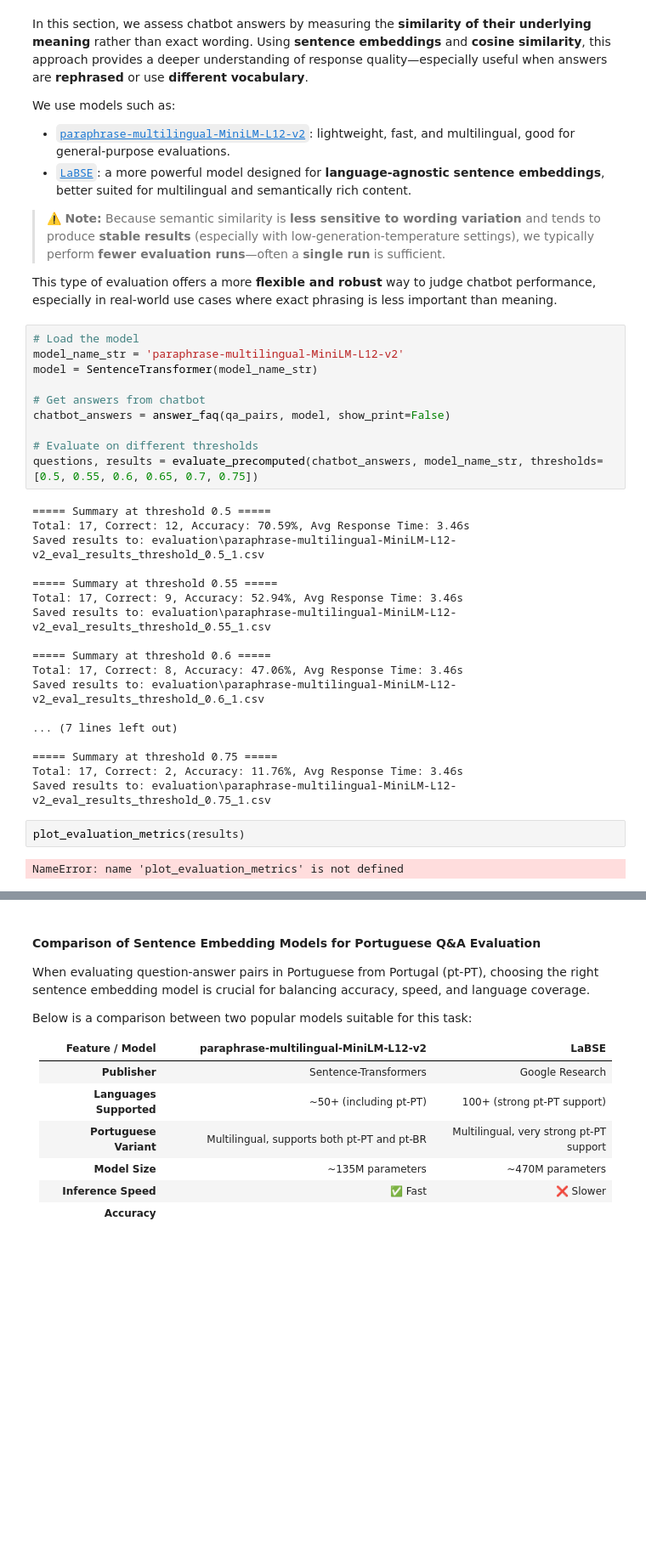
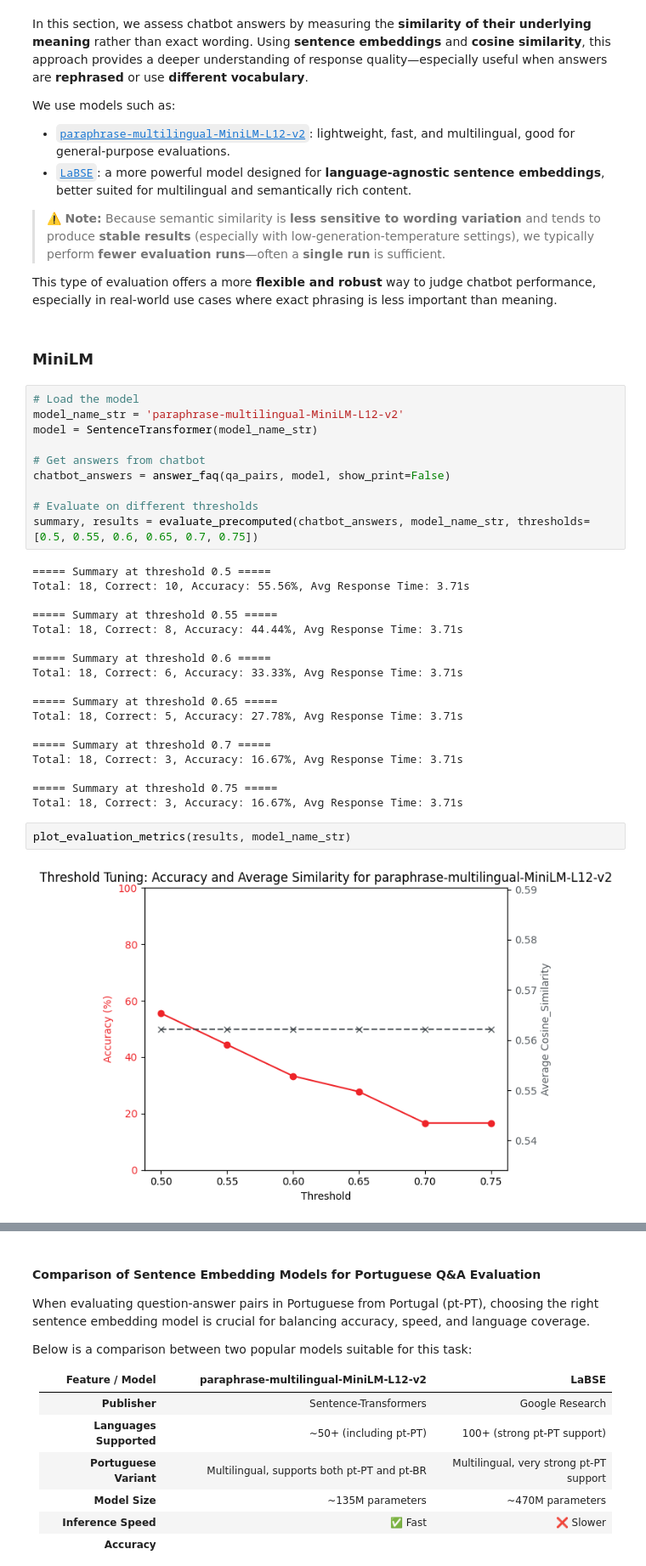
Before and after one commit to salvadord18/Fidelidade_Chatbot, a Jupyter notebook: evaluation.ipynb, the cells around one changed output, grey strips where cells are left out. Shown: that part at 85% size. Drawn from its saved outputs; the diff is of its cells as text; blank space fills up the shorter version.

```diff
--- a/evaluation.ipynb
+++ b/evaluation.ipynb
@@ -168,6 +168,8 @@ We use models such as:
 > ⚠️ **Note:** Because semantic similarity is **less sensitive to wording variation** and tends to produce **stable results** (especially with low-generation-temperature settings), we typically perform **fewer evaluation runs**—often a **single run** is sufficient.
 
 This type of evaluation offers a more **flexible and robust** way to judge chatbot performance, especially in real-world use cases where exact phrasing is less important than meaning.
+# %% [markdown]
+### MiniLM
 # %%
 # Load the model
 model_name_str = 'paraphrase-multilingual-MiniLM-L12-v2'
@@ -177,26 +179,26 @@ model = SentenceTransformer(model_name_str)
 chatbot_answers = answer_faq(qa_pairs, model, show_print=False)
 
 # Evaluate on different thresholds
-questions, results = evaluate_precomputed(chatbot_answers, model_name_str, thresholds=[0.5, 0.55, 0.6, 0.65, 0.7, 0.75])
+summary, results = evaluate_precomputed(chatbot_answers, model_name_str, thresholds=[0.5, 0.55, 0.6, 0.65, 0.7, 0.75])
 # %% [output]
 ===== Summary at threshold 0.5 =====
-Total: 17, Correct: 12, Accuracy: 70.59%, Avg Response Time: 3.46s
-Saved results to: evaluation\paraphrase-multilingual-MiniLM-L12-v2_eval_results_threshold_0.5_1.csv
+Total: 18, Correct: 10, Accuracy: 55.56%, Avg Response Time: 3.71s
 
 ===== Summary at threshold 0.55 =====
-Total: 17, Correct: 9, Accuracy: 52.94%, Avg Response Time: 3.46s
-Saved results to: evaluation\paraphrase-multilingual-MiniLM-L12-v2_eval_results_threshold_0.55_1.csv
+Total: 18, Correct: 8, Accuracy: 44.44%, Avg Response Time: 3.71s
 
 ===== Summary at threshold 0.6 =====
-Total: 17, Correct: 8, Accuracy: 47.06%, Avg Response Time: 3.46s
-Saved results to: evaluation\paraphrase-multilingual-MiniLM-L12-v2_eval_results_threshold_0.6_1.csv
+Total: 18, Correct: 6, Accuracy: 33.33%, Avg Response Time: 3.71s
 
-... (7 lines left out)
+===== Summary at threshold 0.65 =====
+Total: 18, Correct: 5, Accuracy: 27.78%, Avg Response Time: 3.71s
+
+===== Summary at threshold 0.7 =====
+Total: 18, Correct: 3, Accuracy: 16.67%, Avg Response Time: 3.71s
 
 ===== Summary at threshold 0.75 =====
-Total: 17, Correct: 2, Accuracy: 11.76%, Avg Response Time: 3.46s
-Saved results to: evaluation\paraphrase-multilingual-MiniLM-L12-v2_eval_results_threshold_0.75_1.csv
+Total: 18, Correct: 3, Accuracy: 16.67%, Avg Response Time: 3.71s
 # %%
-plot_evaluation_metrics(results)
+plot_evaluation_metrics(results, model_name_str)
 # %% [output]
-NameError: name 'plot_evaluation_metrics' is not defined
+[figure, added]
```
Also changed, not shown: parts of 11 cells of this notebook, 2 other files.
